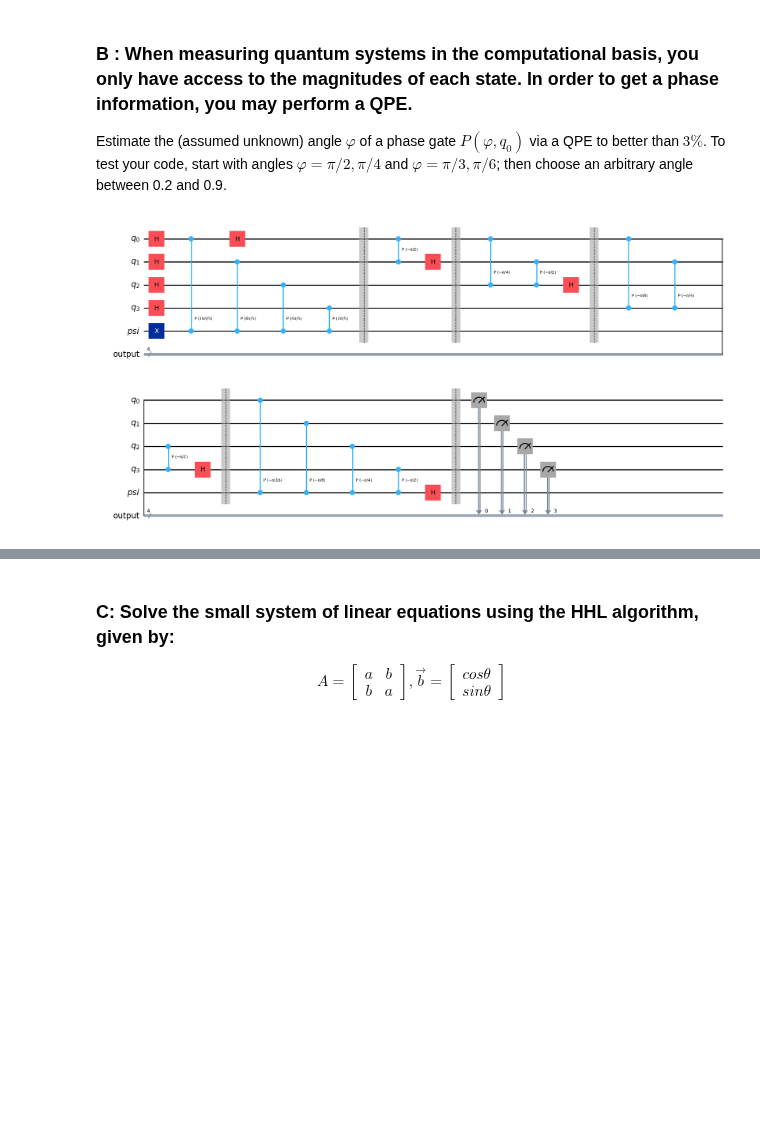
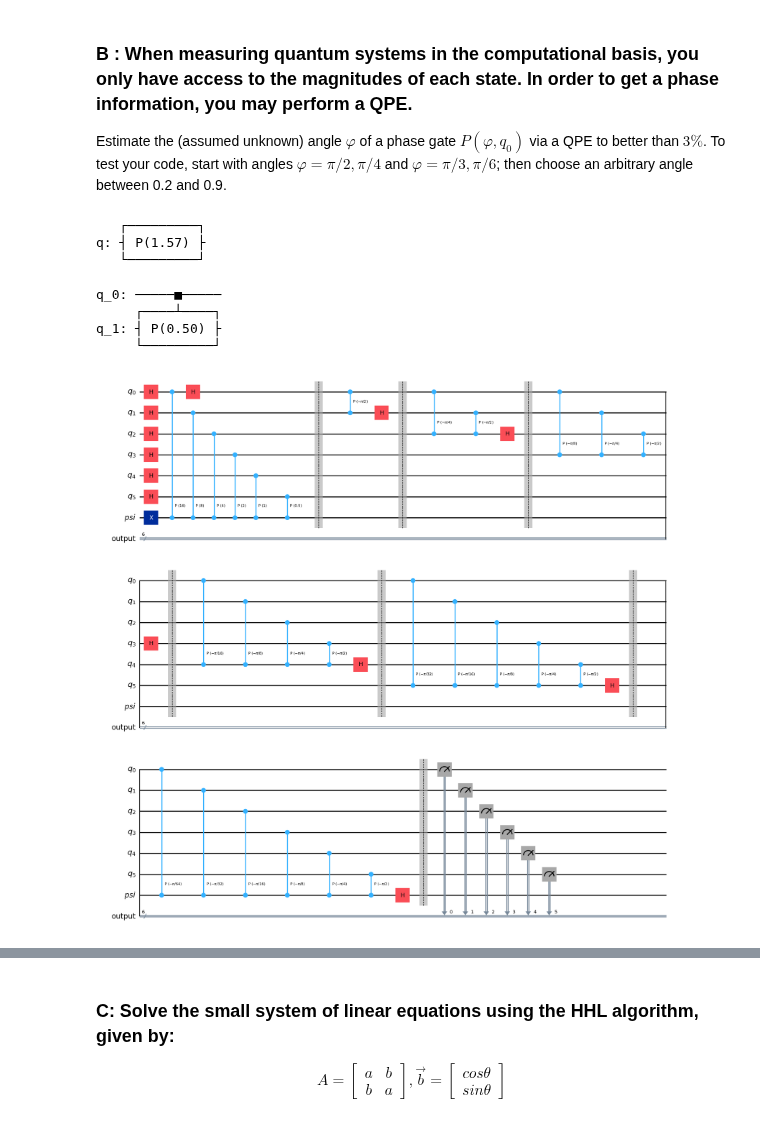
Before and after one commit to elijahkin/amsc698k, a Jupyter notebook: hw5/hw5.ipynb, the cells around one changed output, grey strips where cells are left out. Drawn from its saved outputs; the diff is of its cells as text; code cells hidden in the pictures; blank space fills up the shorter version.

Commit message:
Two versions of Phase Estimation - one with function using custom phase gate I created

```diff
--- a/hw5/hw5.ipynb
+++ b/hw5/hw5.ipynb
@@ -173,54 +173,91 @@ plot_histogram(counts)
 ### B : When measuring quantum systems in the computational basis, you only have access to the magnitudes of each state. In order to get a phase information, you may perform a QPE.
 
 Estimate the (assumed unknown) angle $φ$ of a phase gate $P(φ, q_0)$ via a QPE to better than $3\%$. To test your code, start with angles $φ=π/2, π/4$ and $φ=π/3,π/6$; then choose an arbitrary angle between 0.2 and 0.9.
+# %%
+import numpy as np
+from qiskit import QuantumCircuit
+from qiskit.circuit.library import UnitaryGate
+
+def custom_phase_gate(phi):
+    # Define the phase gate matrix
+    matrix = np.array([
+        [1, 0],
+        [0, np.exp(1j * phi)]  # Apply phase to |1〉 state
+    ])
+    return UnitaryGate(matrix, label=f"P({phi:.2f})")
+
+# Example usage
+phi = np.pi/2  # 90-degree phase shift (π/2 radians)
+custom_p_gate = custom_phase_gate(phi)
+
+qc = QuantumCircuit(1)
+qc.append(custom_p_gate, [0])
+print(qc.draw())
+# %% [output]
+   ┌─────────┐
+q: ┤ P(1.57) ├
+   └─────────┘
+# %%
+phi = 0.5  # Phase angle
+
+# Create a phase gate (built-in or custom)
+phase_gate = custom_phase_gate(phi)
+
+# Add control qubit
+controlled_phase = phase_gate.control(num_ctrl_qubits=1)  # 1 control qubit
+
+# Build a 2-qubit circuit
+qc = QuantumCircuit(2)
+qc.append(controlled_phase, [0, 1])  # Control qubit 0, target qubit 1
+
+print(qc.draw())
+# %% [output]
+q_0: ─────■─────
+     ┌────┴────┐
+q_1: ┤ P(0.50) ├
+     └─────────┘
 # %%
 from qiskit_aer import Aer
 from qiskit import QuantumCircuit, QuantumRegister, ClassicalRegister
 
-def U(phi):
-    U_circ = QuantumCircuit(1)
-    U.PhaseGate(phi, label = 'U')
-    return U_circ
-
 # test angle
-# phi = np.pi/2
-phi = 2 * np.pi / 5
+phi = 0.5
 
 # Phase Estimation Test
 # estimation qubits
-n_estimator = 4
+n_estimator = 6
 
 estimator = QuantumRegister(n_estimator,"q")
 psi = QuantumRegister(1, "psi")
 estimator_meaure = ClassicalRegister(n_estimator, 'output')
 qc = QuantumCircuit(estimator, psi, estimator_meaure,name = 'QPE')
 
 # Prepare the target qubit in the state |1>, which is an eigenstate of P(φ).
 qc.x(psi)
 
 # Apply Hadamard gates to the estimation (counting) register.
 qc.h(estimator)
 
 # Apply controlled-U operations.
 # Here U = P(φ) and for the q-th counting qubit (starting from the most significant)
 # we apply U^(2^(n_count-q-1)) controlled by that qubit.
 
 for q in range(n_estimator):
     exponent = 2 ** (n_estimator - q - 1)
     # The controlled phase gate cp(angle, control, target) applies a phase e^(i*angle)
     # when the control qubit is |1>. Hence, we apply cp(exponent * phi, control, target).
 
     # Replace with controlled U gate
     qc.cp(exponent * phi, q, n_estimator) ##### instead I can create some sort of U gate that I do my control over
 
 qc = invQFTqiskit(qc) # swaps don't seem to be working right...
 
 # Measure the counting register.
 qc.measure(range(n_estimator), range(n_estimator))
 
 display(qc.draw('mpl', plot_barriers=True))
 # %% [output]
-[figure, old version]
+[figure, new version]
 # %%
 backend = Aer.get_backend('aer_simulator')
 job = backend.run(qc, shots=1000)
```
Also changed, not shown: parts of 13 cells of this notebook.
